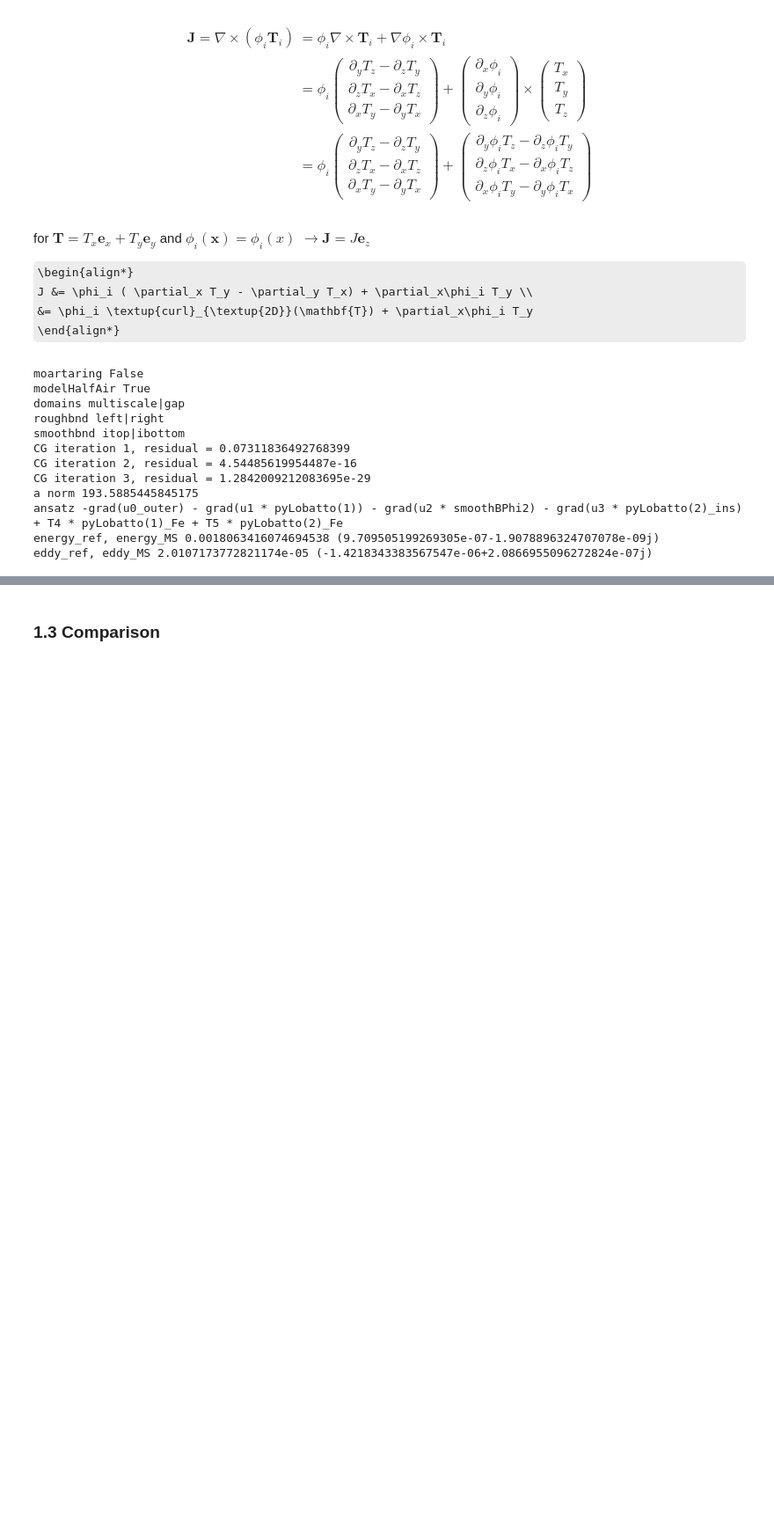
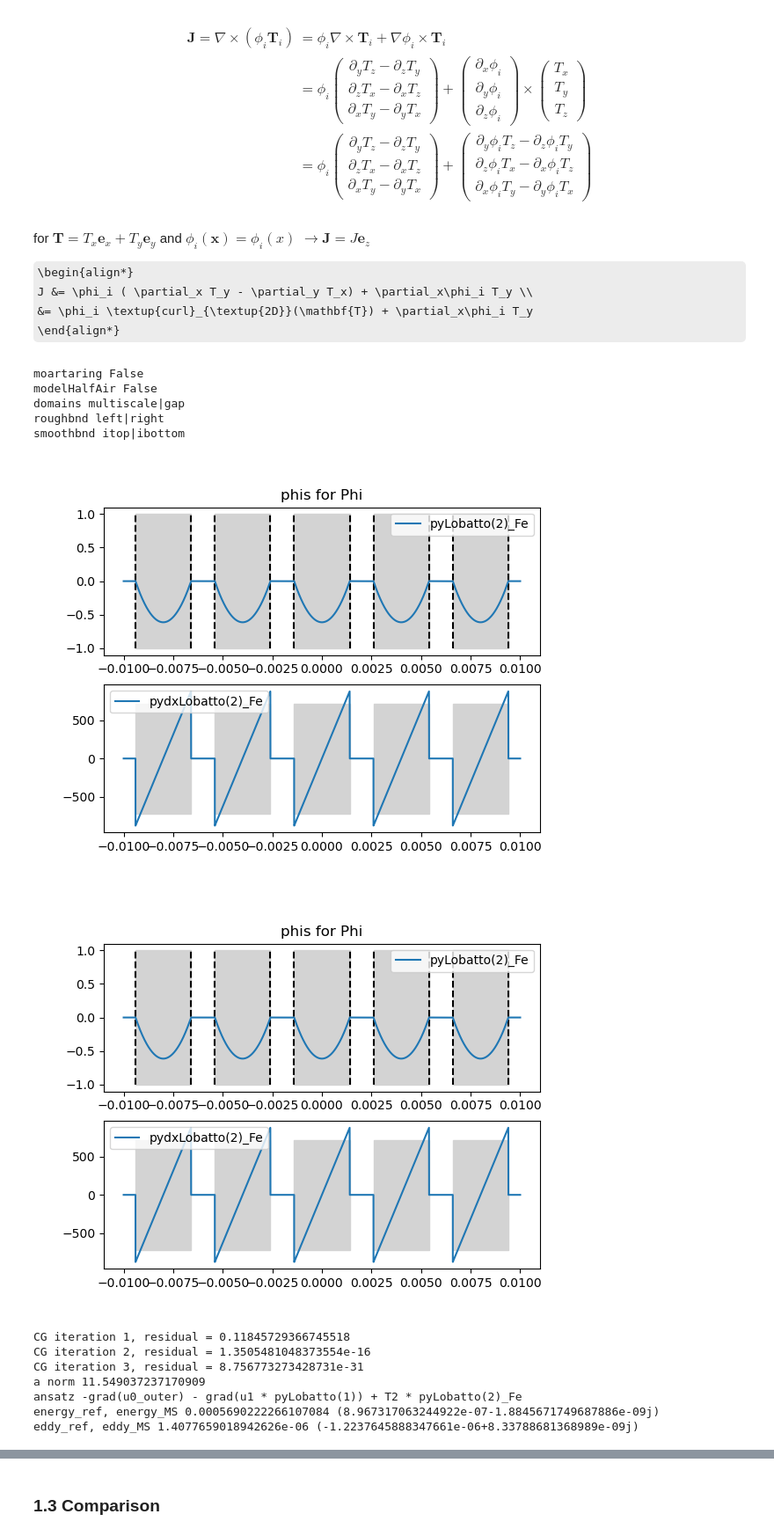
Before and after one commit to vhanser/ngsolveexample, a Jupyter notebook: content/multiscale/multiscale2DAllECP.ipynb, the cells around one changed output, grey strips where cells are left out. Shown: that part at 88% size. Saved outputs shown, nothing was run; the diff lists cells and outputs as text; code cells hidden in the pictures; some formulas as TeX source; blank space fills up the shorter version.

```diff
--- a/content/multiscale/multiscale2DAllECP.ipynb
+++ b/content/multiscale/multiscale2DAllECP.ipynb
@@ -423,29 +451,31 @@ def calcMultiscale(useGradients=True, drawPhis=True):
     print("ansatz", gradgradMS.ansatz)
     return sol, energy, losses, gradgradMS, curlcurlMS, H_MS, J_MS
 # %%
-sol_MS, energy_MS, eddyLosses_MS, gradgradMS, curlcurlMS, H_MS, J_MS = calcMultiscale(False, drawPhis=False)
+sol_MS, energy_MS, eddyLosses_MS, gradgradMS, curlcurlMS, H_MS, J_MS = calcMultiscale(False, drawPhis=True)
 
 #H_MS.Compile()
 # print("Norm soll diff", Integrate((sum(sol_comp_MS) - sol_ref)* (sum(sol_comp_MS) - sol_ref)/( (sol_ref)**2) , meshRef)*100,  "%")
 # print("diff energy", energy_MS, energy_ref, energy_MS - energy_ref, (energy_MS - energy_ref)/energy_ref * 100, "%")
 
 # print(Integrate(Norm(sum(sol_comp_MS) - sol_ref), meshRef))
 
 
 u_MS = sum(gradgradMS.sol_comp[:len(gradgradMS.orderPhi)])
 
 print("energy_ref, energy_MS", energy_ref, energy_MS)
 print("eddy_ref, eddy_MS", eddyLosses_ref, eddyLosses_MS)
 # %% [output]
 moartaring False
-modelHalfAir True
+modelHalfAir False
 domains multiscale|gap
 roughbnd left|right
 smoothbnd itop|ibottom
-CG iteration 1, residual = 0.07311836492768399
-CG iteration 2, residual = 4.54485619954487e-16
-CG iteration 3, residual = 1.2842009212083695e-29
-a norm 193.5885445845175
-ansatz -grad(u0_outer) - grad(u1 * pyLobatto(1)) - grad(u2 * smoothBPhi2) - grad(u3 * pyLobatto(2)_ins) + T4 * pyLobatto(1)_Fe + T5 * pyLobatto(2)_Fe
-energy_ref, energy_MS 0.0018063416074694538 (9.709505199269305e-07-1.9078896324707078e-09j)
-eddy_ref, eddy_MS 2.0107173772821174e-05 (-1.4218343383567547e-06+2.0866955096272824e-07j)
+[figure, added]
+[figure, added]
+CG iteration 1, residual = 0.11845729366745518
+CG iteration 2, residual = 1.3505481048373554e-16
+CG iteration 3, residual = 8.756773273428731e-31
+a norm 11.549037237170909
+ansatz -grad(u0_outer) - grad(u1 * pyLobatto(1)) + T2 * pyLobatto(2)_Fe
+energy_ref, energy_MS 0.0005690222266107084 (8.967317063244922e-07-1.8845671749687886e-09j)
+eddy_ref, eddy_MS 1.4077659018942626e-06 (-1.2237645888347661e-06+8.33788681368989e-09j)
```
Also changed, not shown: parts of 29 cells of this notebook.
